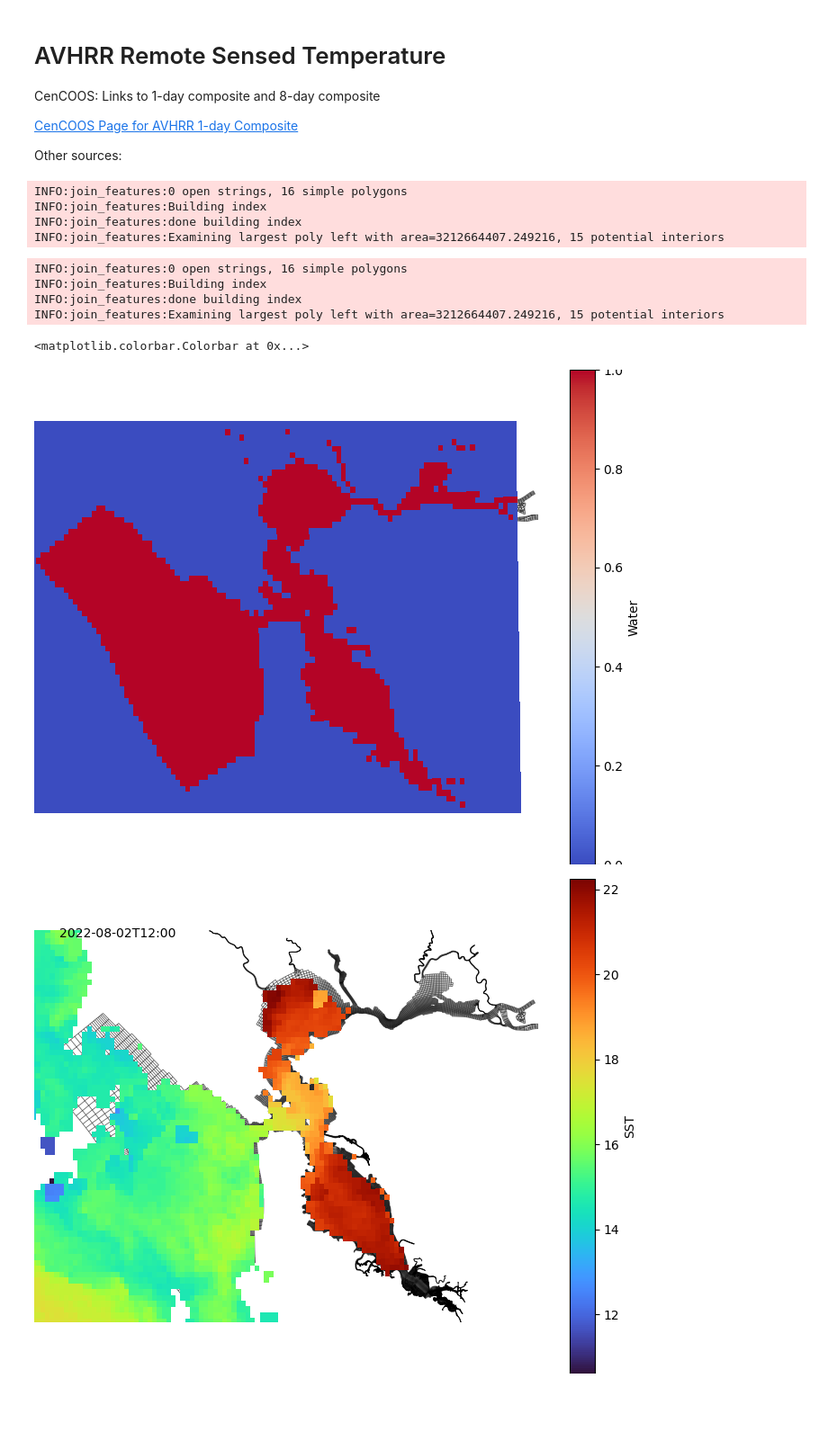
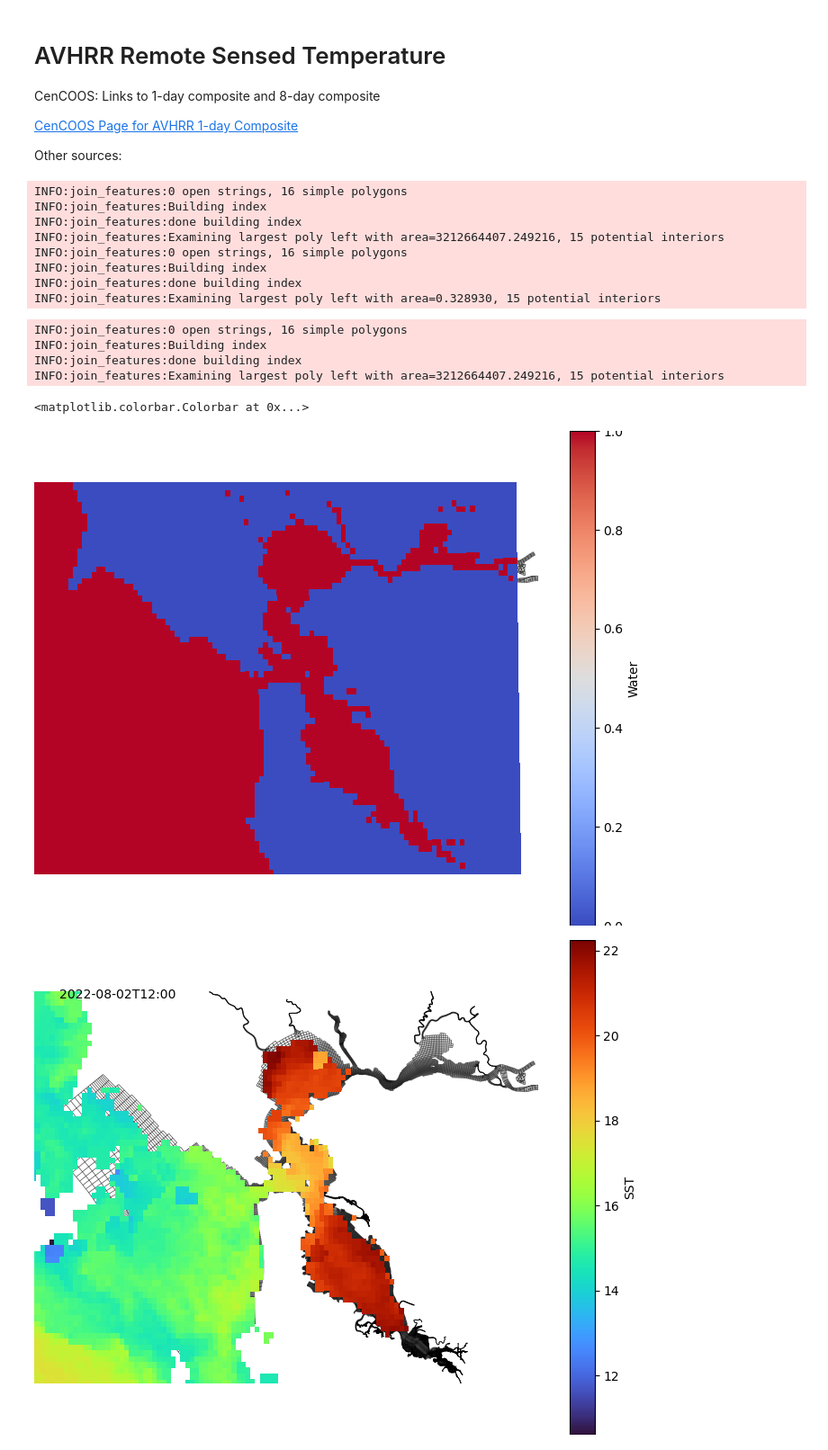
Before and after one commit to rustychris/wy2022_bloom, a Jupyter notebook: RS_temperature/AVHRR.ipynb, the cells around one changed output. Shown at 90% size. Drawn from its saved outputs; the diff is of its cells as text; code cells hidden in the pictures; blank space fills up the shorter version.

```diff
--- a/RS_temperature/AVHRR.ipynb
+++ b/RS_temperature/AVHRR.ipynb
@@ -33,33 +36,44 @@ import temp_utils
 # Get a full bay grid for plotting
 grid=unstructured_grid.UnstructuredGrid.read_dfm("../bloom_tracers_v02/run_20220801T0000_20220804T1820_v02/sfei_v20_net.nc")
 grid_poly = grid.boundary_polygon()
+grid_ll = grid.reproject('EPSG:26910','WGS84')
+grid_ll_poly = grid_ll.boundary_polygon()
 # %% [output]
 INFO:join_features:0 open strings, 16 simple polygons
 INFO:join_features:Building index
 INFO:join_features:done building index
 INFO:join_features:Examining largest poly left with area=3212664407.249216, 15 potential interiors
+INFO:join_features:0 open strings, 16 simple polygons
+INFO:join_features:Building index
+INFO:join_features:done building index
+INFO:join_features:Examining largest poly left with area=0.328930, 15 potential interiors
 # %%
 ds=temp_utils.fetch_or_load_daily_avhrr_cropped()
+# %%
+from shapely import wkt
+ocean_wkt="""
+Polygon ((497439.6 4204573.2, 500803.7 4215309.0, 503074.4 4222492.0, 499026.5 4232025.6, 492917.8 4240079.7, 491638.7 4241945.3, 492429.8 4245083.5, 486930.7 4254892.2, 382169.9 4255548.9, 379645.8 4108476.2, 555487.7 4107999.5, 549417.6 4118524.6, 549745.6 4130667.5, 546699.6 4139595.3, 539648.5 4153851.3, 497439.6 4204573.2))
+"""
+ocean_poly = wkt.loads(ocean_wkt)
 # %%
-# Get a watermask from the grid. Will ignore data farther offshore,
-# even though there could be some information out there relevant
-# to the coastal points
-
-temp_utils.add_watermask(ds,grid)
+# Get a watermask from the grid. Add manual polygong to cover more
+# offshore areas in case there is relevant information out there
+six.moves.reload_module(temp_utils)
+temp_utils.add_watermask(ds,grid,extra_poly=ocean_poly)
 
 fig,ax=plt.subplots(figsize=(7.0,5.5))
 coll=pad_pcolormesh( ds.x, ds.y, ds.water, cmap='coolwarm',zorder=2, ax=ax)
 grid.plot_edges(ax=ax,color='k',lw=0.6,alpha=0.6,zorder=0)
 ax.axis('off')
 fig.subplots_adjust(left=0,right=1,top=1,bottom=0)
 plt.colorbar(coll,label='Water')
 # %% [output]
 INFO:join_features:0 open strings, 16 simple polygons
 INFO:join_features:Building index
 INFO:join_features:done building index
 INFO:join_features:Examining largest poly left with area=3212664407.249216, 15 potential interiors
 <matplotlib.colorbar.Colorbar at 0x...>
-[figure, old version]
+[figure, new version]
 # %%
 # test round trip of water indexing:
 def wet_recon(wet_data):
```
Also changed, not shown: parts of 33 cells of this notebook, 4 other files.
